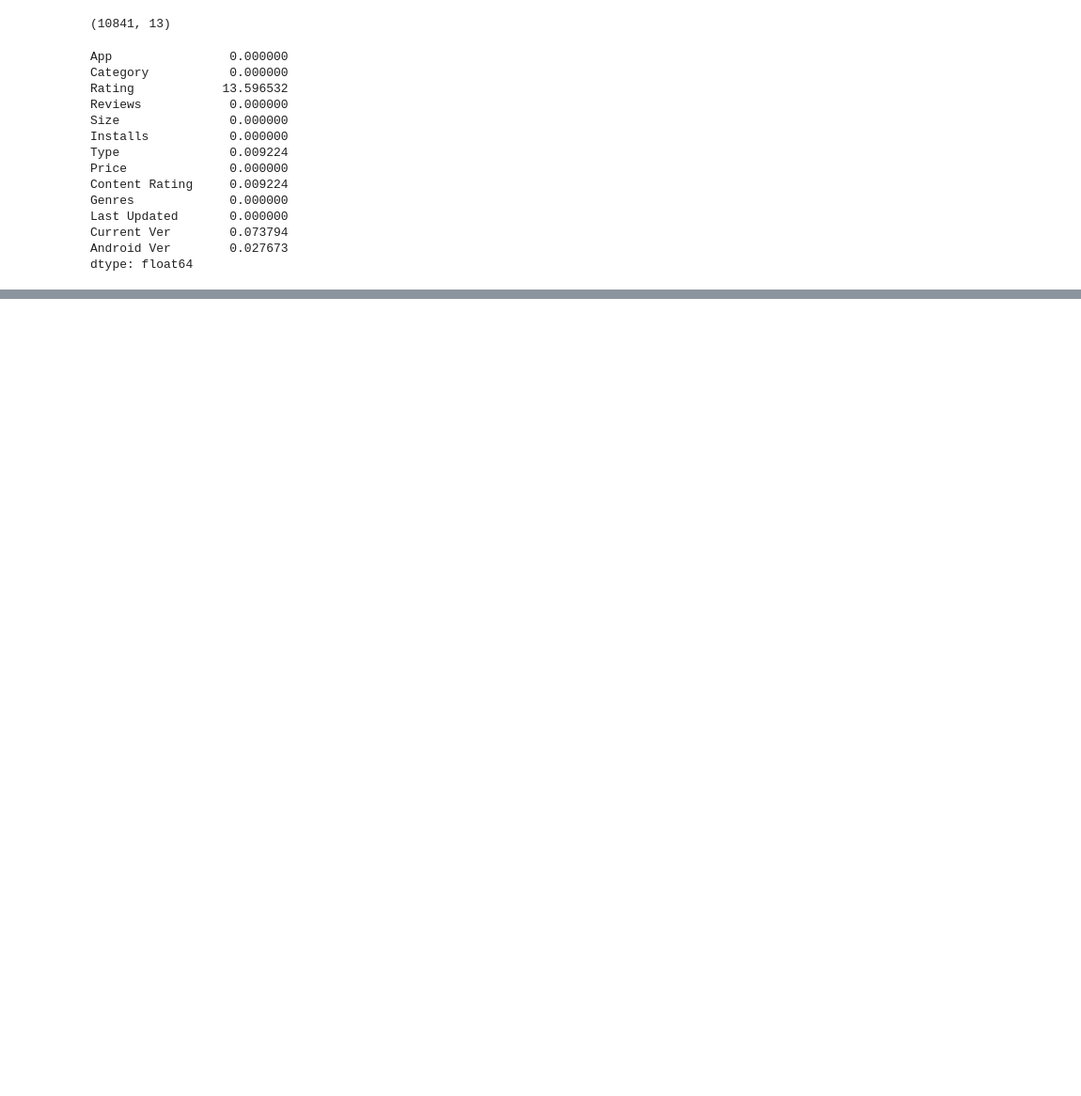
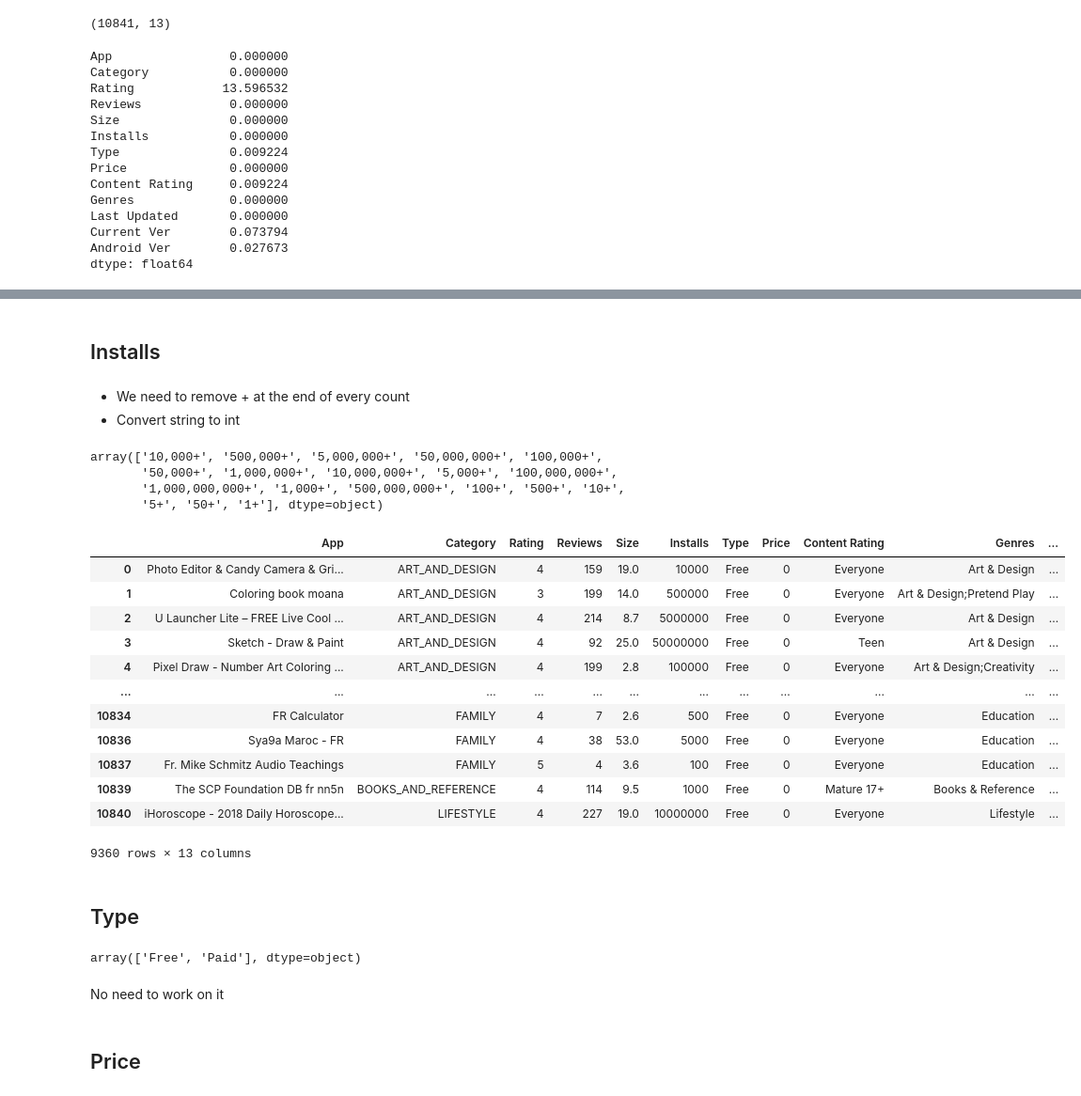
Before and after one commit to kulkarni-harsh/Play-Store-Analysis, a Jupyter notebook: Jupyter Notebooks/Data Cleaning.ipynb, the cells around one changed output, grey strips where cells are left out. Shown at 94% size. Saved outputs shown, nothing was run; the diff lists cells and outputs as text; code cells hidden in the pictures; blank space fills up the shorter version.

```diff
--- a/Jupyter Notebooks/Data Cleaning.ipynb
+++ b/Jupyter Notebooks/Data Cleaning.ipynb
@@ -30,0 +182,13 @@ dtype: float64
+# %%
+def change_app_size(size):
+    if size is np.nan:
+        return None
+    if 'k'in size:
+        return float(size[:-1])/1024
+    return float(size[:-1])
+# %%
+dataset['Size'].replace('Varies with device',np.nan,inplace=True)
+
+dataset['Size']=dataset['Size'].apply(lambda x:change_app_size(x))
+# %%
+dataset['Size'].fillna(dataset.groupby('Category')['Size'].transform('median'),inplace=True)
@@ -30,0 +207,41 @@ dtype: float64
+# %% [markdown]
+## Installs
+# %% [markdown]
+* We need to remove + at the end of every count
+* Convert string to int
+# %%
+dataset['Installs'].unique()
+# %% [output]
+array(['10,000+', '500,000+', '5,000,000+', '50,000,000+', '100,000+',
+       '50,000+', '1,000,000+', '10,000,000+', '5,000+', '100,000,000+',
+       '1,000,000,000+', '1,000+', '500,000,000+', '100+', '500+', '10+',
+       '5+', '50+', '1+'], dtype=object)
+# %%
+dataset['Installs']=dataset['Installs'].apply(lambda x:x.replace('+','').replace(',',''))
+dataset['Installs']=dataset['Installs'].astype(int)
+# %%
+dataset
+# %% [output]
+|  | App | Category | Rating | Reviews | Size | Installs | Type | Price | Content Rating | Genres | ... |
+| 0 | Photo Editor & Candy Camera & Gri... | ART_AND_DESIGN | 4 | 159 | 19.0 | 10000 | Free | 0 | Everyone | Art & Design | ... |
+| 1 | Coloring book moana | ART_AND_DESIGN | 3 | 199 | 14.0 | 500000 | Free | 0 | Everyone | Art & Design;Pretend Play | ... |
+| 2 | U Launcher Lite – FREE Live Cool ... | ART_AND_DESIGN | 4 | 214 | 8.7 | 5000000 | Free | 0 | Everyone | Art & Design | ... |
+| 3 | Sketch - Draw & Paint | ART_AND_DESIGN | 4 | 92 | 25.0 | 50000000 | Free | 0 | Teen | Art & Design | ... |
+| 4 | Pixel Draw - Number Art Coloring ... | ART_AND_DESIGN | 4 | 199 | 2.8 | 100000 | Free | 0 | Everyone | Art & Design;Creativity | ... |
+| ... | ... | ... | ... | ... | ... | ... | ... | ... | ... | ... | ... |
+| 10834 | FR Calculator | FAMILY | 4 | 7 | 2.6 | 500 | Free | 0 | Everyone | Education | ... |
+| 10836 | Sya9a Maroc - FR | FAMILY | 4 | 38 | 53.0 | 5000 | Free | 0 | Everyone | Education | ... |
+| 10837 | Fr. Mike Schmitz Audio Teachings | FAMILY | 5 | 4 | 3.6 | 100 | Free | 0 | Everyone | Education | ... |
+| 10839 | The SCP Foundation DB fr nn5n | BOOKS_AND_REFERENCE | 4 | 114 | 9.5 | 1000 | Free | 0 | Mature 17+ | Books & Reference | ... |
+| 10840 | iHoroscope - 2018 Daily Horoscope... | LIFESTYLE | 4 | 227 | 19.0 | 10000000 | Free | 0 | Everyone | Lifestyle | ... |
+9360 rows × 13 columns
+# %% [markdown]
+## Type
+# %%
+dataset['Type'].unique()
+# %% [output]
+array(['Free', 'Paid'], dtype=object)
+# %% [markdown]
+No need to work on it
+# %% [markdown]
+## Price
```
Also changed, not shown: parts of 41 cells of this notebook, 1 other file.
